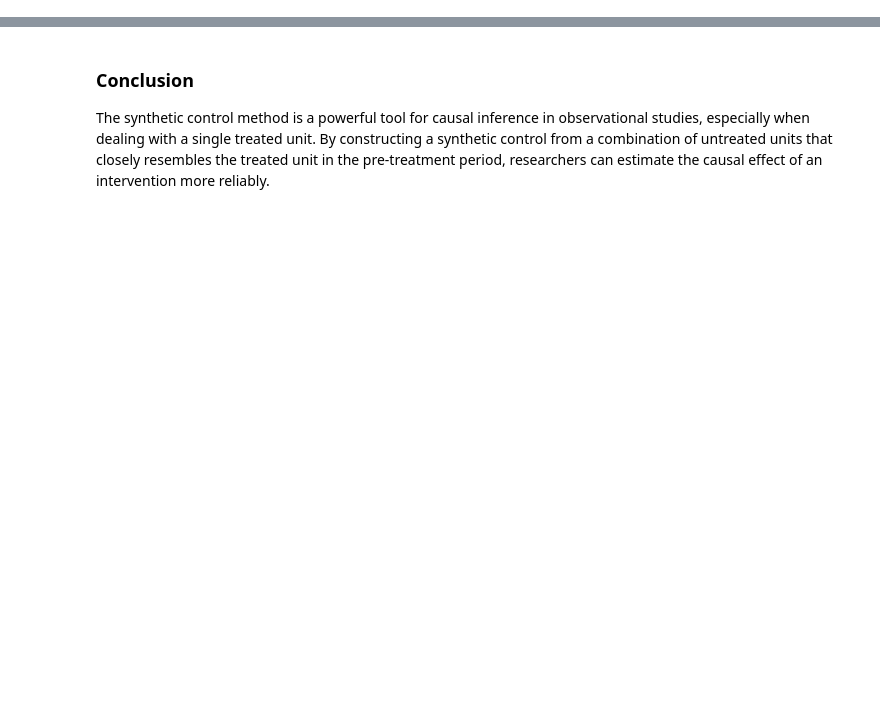
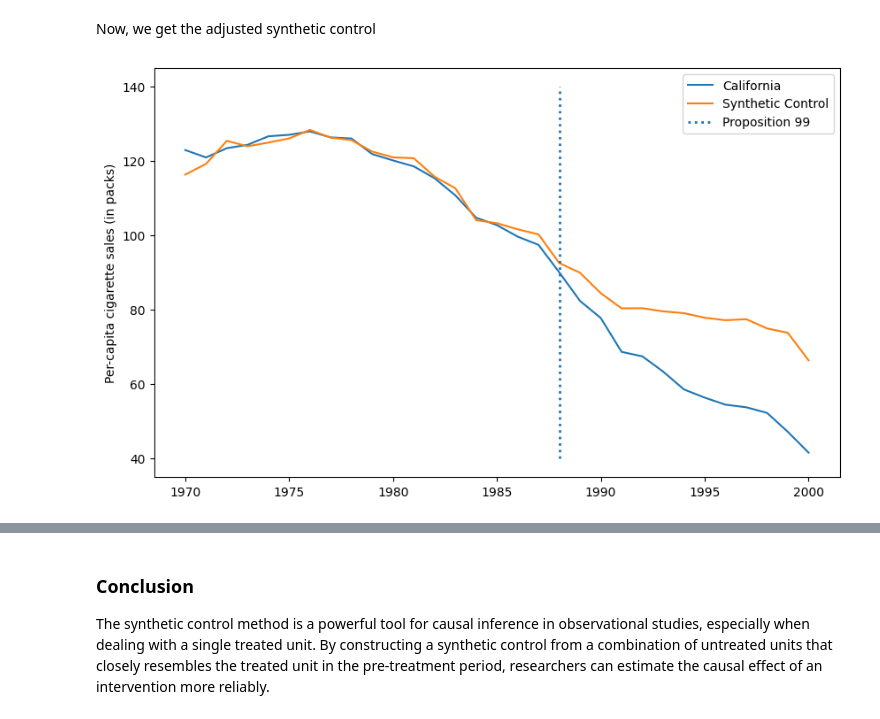
Before and after one commit to chaix026/Causal-Inference, a Jupyter notebook: Synthetic Control.ipynb, the cells around one changed output, grey strips where cells are left out. Saved outputs shown, nothing was run; the diff lists cells and outputs as text; code cells hidden in the pictures; blank space fills up the shorter version.

```diff
--- a/Synthetic Control.ipynb
+++ b/Synthetic Control.ipynb
@@ -63,0 +140,26 @@ Estimated Treatment Effect: 0.6666666666666625
+# %%
+from typing import List
+from operator import add
+from toolz import reduce, partial
+from scipy.optimize import fmin_slsqp
+
+
+def loss_w(W, X, y) -> float:
+    return np.sqrt(np.mean((y - X.dot(W))**2))
+
+
+def get_w(X, y):
+
+    w_start = [1/X.shape[1]]*X.shape[1]
+
+    weights = fmin_slsqp(partial(loss_w, X=X, y=y),
+                         np.array(w_start),
+                         f_eqcons=lambda x: np.sum(x) - 1,
+                         bounds=[(0.0, 1.0)]*len(w_start),
+                         disp=False)
+    return weights
+# %%
+# New weights
+calif_weights = get_w(X, y)
+print("Sum:", calif_weights.sum())
+np.round(calif_weights, 4)
@@ -63,0 +173,13 @@ Estimated Treatment Effect: 0.6666666666666625
+# %% [markdown]
+Now, we get the adjusted synthetic control
+# %%
+calif_synth = cigar.query("~california").pivot(index='year', columns="state")["cigsale"].values.dot(calif_weights)
+# %%
+plt.figure(figsize=(10,6))
+plt.plot(cigar.query("california")["year"], cigar.query("california")["cigsale"], label="California")
+plt.plot(cigar.query("california")["year"], calif_synth, label="Synthetic Control")
+plt.vlines(x=1988, ymin=40, ymax=140, linestyle=":", lw=2, label="Proposition 99")
+plt.ylabel("Per-capita cigarette sales (in packs)")
+plt.legend();
+# %% [output]
+[figure, added]
```
Also changed, not shown: parts of 33 cells of this notebook, 1 other file.
